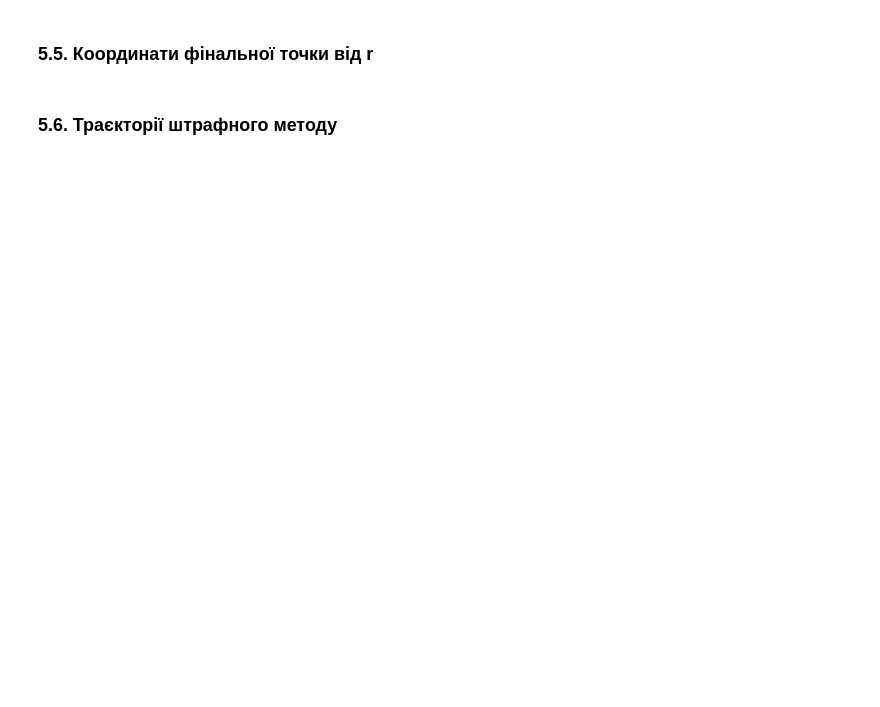
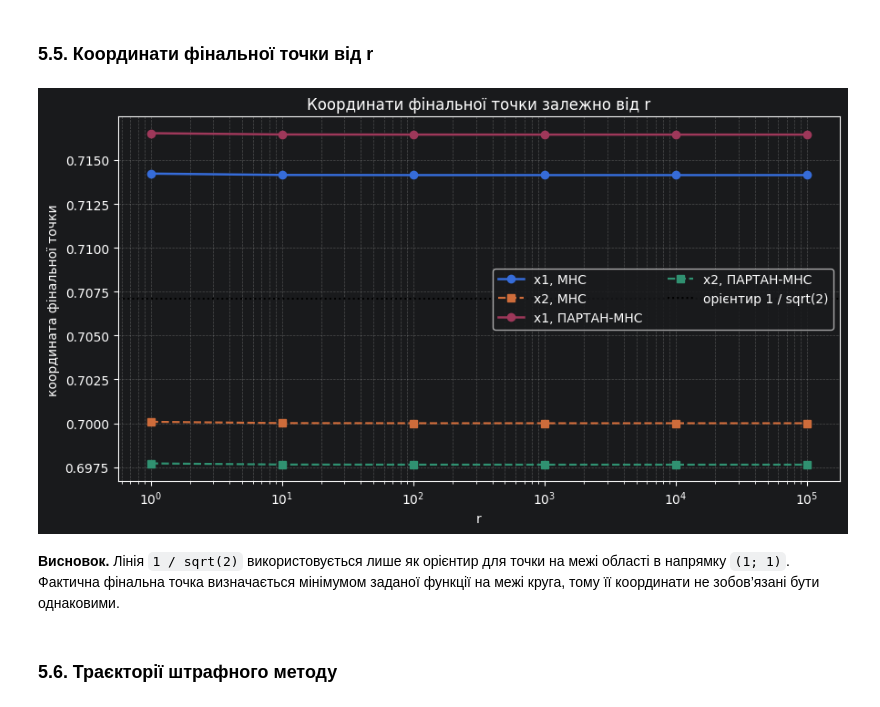
Before and after one commit to sburdiug/my_optimization_methods, a Jupyter notebook: cw/partan_mns_experiments.ipynb, the cells around one changed output. Saved outputs shown, nothing was run; the diff lists cells and outputs as text; code cells hidden in the pictures; blank space fills up the shorter version.

```diff
--- a/cw/partan_mns_experiments.ipynb
+++ b/cw/partan_mns_experiments.ipynb
@@ -366,27 +503,30 @@ display(Markdown("**Висновок.** Цей графік показує, на
 # %%
 coordinate_rows = []
 for method_name, table in penalty_tables.items():
     for _, row in table.iterrows():
         point = parse_point(row["x_final"])
         coordinate_rows.append({"method": method_name, "r": row["r"], "x1_final": point[0], "x2_final": point[1]})
 coordinate_table = pd.DataFrame(coordinate_rows)
 
 fig, ax = plt.subplots(figsize=(9, 5))
 for method_name, group in coordinate_table.groupby("method", sort=False):
     ax.plot(group["r"], group["x1_final"], "o-", linewidth=1.8, label=f"x1, {method_name}")
     ax.plot(group["r"], group["x2_final"], "s--", linewidth=1.6, label=f"x2, {method_name}")
 expected = 1 / np.sqrt(2)
-ax.axhline(expected, color="black", linestyle=":", linewidth=1.4, label="1 / sqrt(2)")
+ax.axhline(expected, color="black", linestyle=":", linewidth=1.4, label="орієнтир 1 / sqrt(2)")
 ax.set_xscale("log")
 ax.set_xlabel("r")
 ax.set_ylabel("координата фінальної точки")
 ax.set_title("Координати фінальної точки залежно від r")
 ax.grid(True, which="both", linestyle="--", alpha=0.35)
 ax.legend(ncol=2)
 plt.tight_layout()
 plt.show()
 
-display(Markdown("**Висновок.** При збільшенні коефіцієнта штрафу координати фінальної точки наближаються до точки на межі допустимої області."))
+display(Markdown("**Висновок.** Лінія `1 / sqrt(2)` використовується лише як орієнтир для точки на межі області в напрямку `(1; 1)`. Фактична фінальна точка визначається мінімумом заданої функції на межі круга, тому її координати не зобов’язані бути однаковими."))
+# %% [output]
+[figure, added]
+**Висновок.** Лінія `1 / sqrt(2)` використовується лише як орієнтир для точки на межі області в напрямку `(1; 1)`. Фактична фінальна точка визначається мінімумом заданої функції на межі круга, тому її координати не зобов’язані бути однаковими.
 # %% [markdown]
 ### 5.6. Траєкторії штрафного методу
 # %%
```
Also changed, not shown: parts of 22 cells of this notebook, 1 other file.
